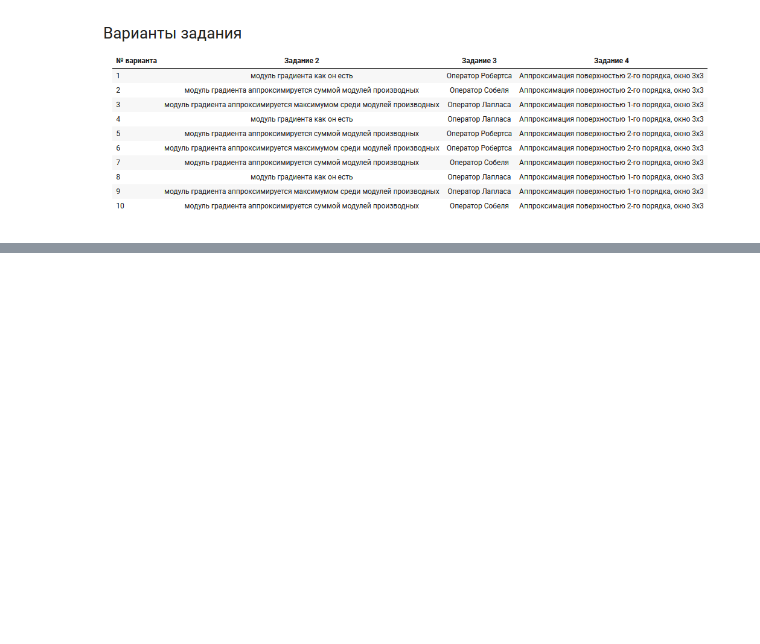
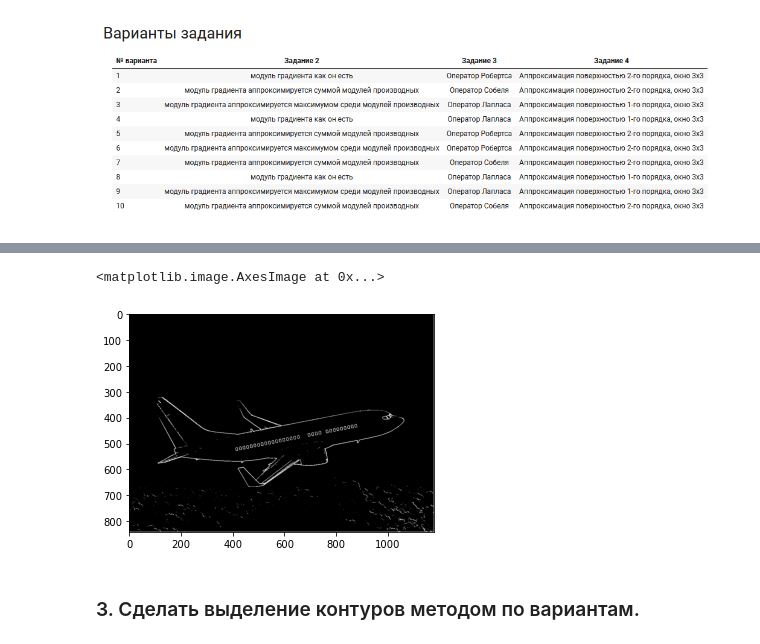
Before and after one commit to Dark-MonkGI/ImageProcessing_SAMARA_UNIVERSITY, a Jupyter notebook: 4. Highlighting contours/IP_6131-010402D_Griaznov_I_4.ipynb, the cells around one changed output, grey strips where cells are left out. Cells and saved outputs as stored; diff of their text form; code cells hidden in the pictures; blank space fills up the shorter version.

```diff
--- a/4. Highlighting contours/IP_6131-010402D_Griaznov_I_4.ipynb
+++ b/4. Highlighting contours/IP_6131-010402D_Griaznov_I_4.ipynb
@@ -27,0 +68,38 @@ Variant № 8
+# %%
+grad_x = np.array([[-1, 1]])
+grad_y = np.array([[-1], [1]])
+# %%
+def convolution(mt, kernel):
+    kernel = np.rot90(kernel, k = 2)
+    mt = mt.ravel()
+    z = [mt[i:i + len(kernel.ravel())] for i in range(0, len(mt), len(kernel.ravel()))]
+    t = z * kernel.ravel()
+    return t.sum()
+
+def derivative(img, h):
+    image1 = img.copy().astype(int)
+    x, y = h.shape
+    for a in range(0, image1.shape[0]-x+1):
+        for b in range(0, image1.shape[1]-y+1):
+            matrx1 = img[a:a + x, b:b + y]
+            image1[a,b]=convolution(matrx1,h)
+    return image1
+
+def gradient(image, grad_x, grad_y):
+    g1 = derivative(image, grad_x)
+    g2 = derivative(image, grad_y)
+    return np.sqrt(np.square(g1) + np.square(g2)).astype(int)
+# %%
+grad_out = gradient(img_gray, grad_x, grad_y)
+# %%
+def thresholding(image,p):
+    change_image = np.where(image <= p, 0, 255)
+    return change_image
+# %%
+thresh_out = thresholding(grad_out, 25)
+plt.imshow(thresh_out, cmap='gray')
+# %% [output]
+<matplotlib.image.AxesImage at 0x...>
+[figure, added]
+# %% [markdown]
+### 3. Сделать выделение контуров методом по вариантам.
```
Also changed, not shown: parts of 17 cells of this notebook, 1 other file.
